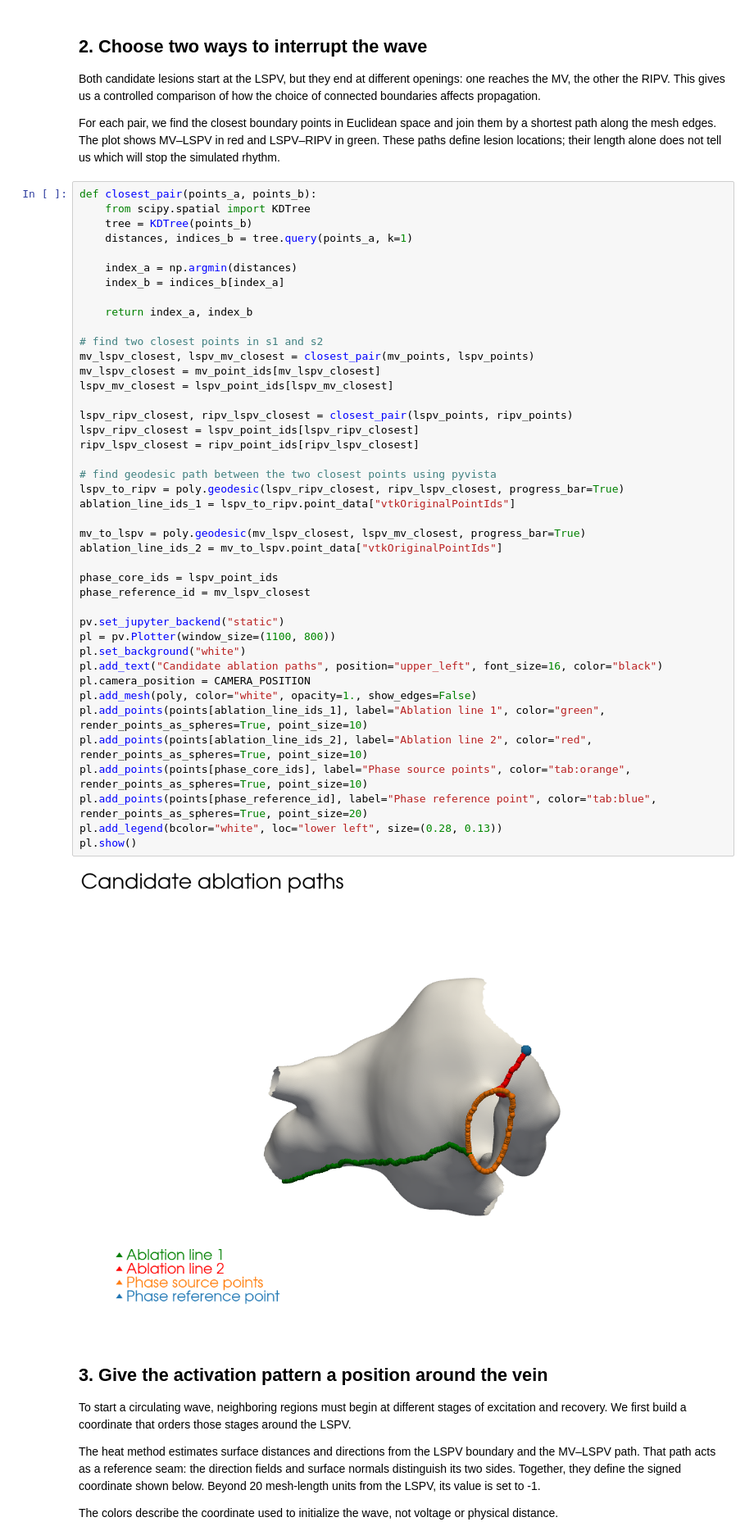
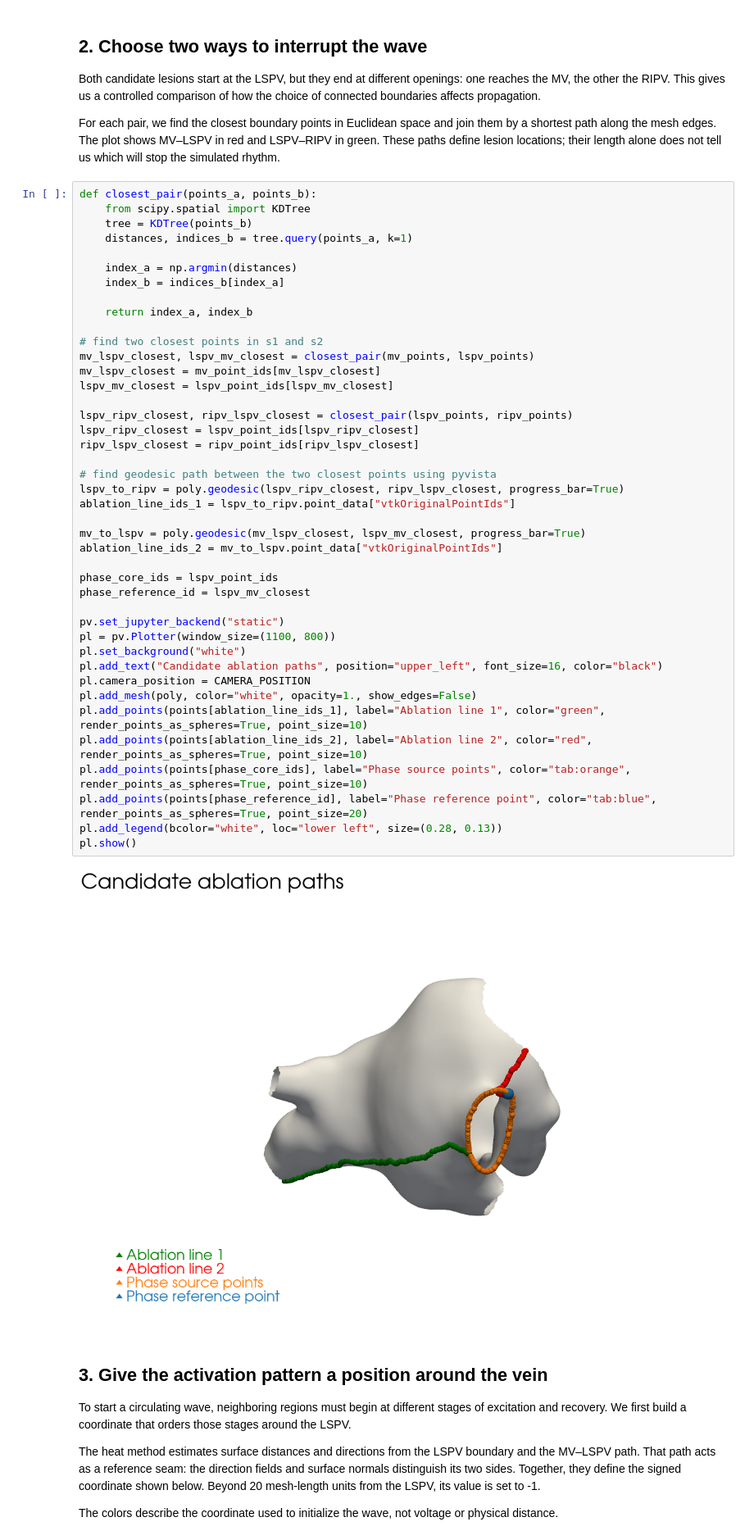
Before and after one commit to finitewave/Finitewave-Tools, a Jupyter notebook: Tutorials/Atrial Tachycardia Ablation.ipynb, the cells around one changed output. Shown at 82% size. Drawn from its saved outputs; the diff is of its cells as text.

```diff
--- a/Tutorials/Atrial Tachycardia Ablation.ipynb
+++ b/Tutorials/Atrial Tachycardia Ablation.ipynb
@@ -110,35 +110,35 @@ def closest_pair(points_a, points_b):
 mv_lspv_closest, lspv_mv_closest = closest_pair(mv_points, lspv_points)
 mv_lspv_closest = mv_point_ids[mv_lspv_closest]
 lspv_mv_closest = lspv_point_ids[lspv_mv_closest]
 
 lspv_ripv_closest, ripv_lspv_closest = closest_pair(lspv_points, ripv_points)
 lspv_ripv_closest = lspv_point_ids[lspv_ripv_closest]
 ripv_lspv_closest = ripv_point_ids[ripv_lspv_closest]
 
 # find geodesic path between the two closest points using pyvista
 lspv_to_ripv = poly.geodesic(lspv_ripv_closest, ripv_lspv_closest, progress_bar=True)
 ablation_line_ids_1 = lspv_to_ripv.point_data["vtkOriginalPointIds"]
 
 mv_to_lspv = poly.geodesic(mv_lspv_closest, lspv_mv_closest, progress_bar=True)
 ablation_line_ids_2 = mv_to_lspv.point_data["vtkOriginalPointIds"]
 
 phase_core_ids = lspv_point_ids
-phase_reference_id = mv_lspv_closest
+phase_reference_id = lspv_mv_closest
 
 pv.set_jupyter_backend("static")
 pl = pv.Plotter(window_size=(1100, 800))
 pl.set_background("white")
 pl.add_text("Candidate ablation paths", position="upper_left", font_size=16, color="black")
 pl.camera_position = CAMERA_POSITION
 pl.add_mesh(poly, color="white", opacity=1., show_edges=False)
 pl.add_points(points[ablation_line_ids_1], label="Ablation line 1", color="green", render_points_as_spheres=True, point_size=10)
 pl.add_points(points[ablation_line_ids_2], label="Ablation line 2", color="red", render_points_as_spheres=True, point_size=10)
 pl.add_points(points[phase_core_ids], label="Phase source points", color="tab:orange", render_points_as_spheres=True, point_size=10)
 pl.add_points(points[phase_reference_id], label="Phase reference point", color="tab:blue", render_points_as_spheres=True, point_size=20)
 pl.add_legend(bcolor="white", loc="lower left", size=(0.28, 0.13))
 pl.show()
 # %% [output]
-[figure, old version]
+[figure, new version]
 # %% [markdown]
 ## 3. Give the activation pattern a position around the vein
 
```
Also changed, not shown: parts of 5 cells of this notebook, 15 other files.
